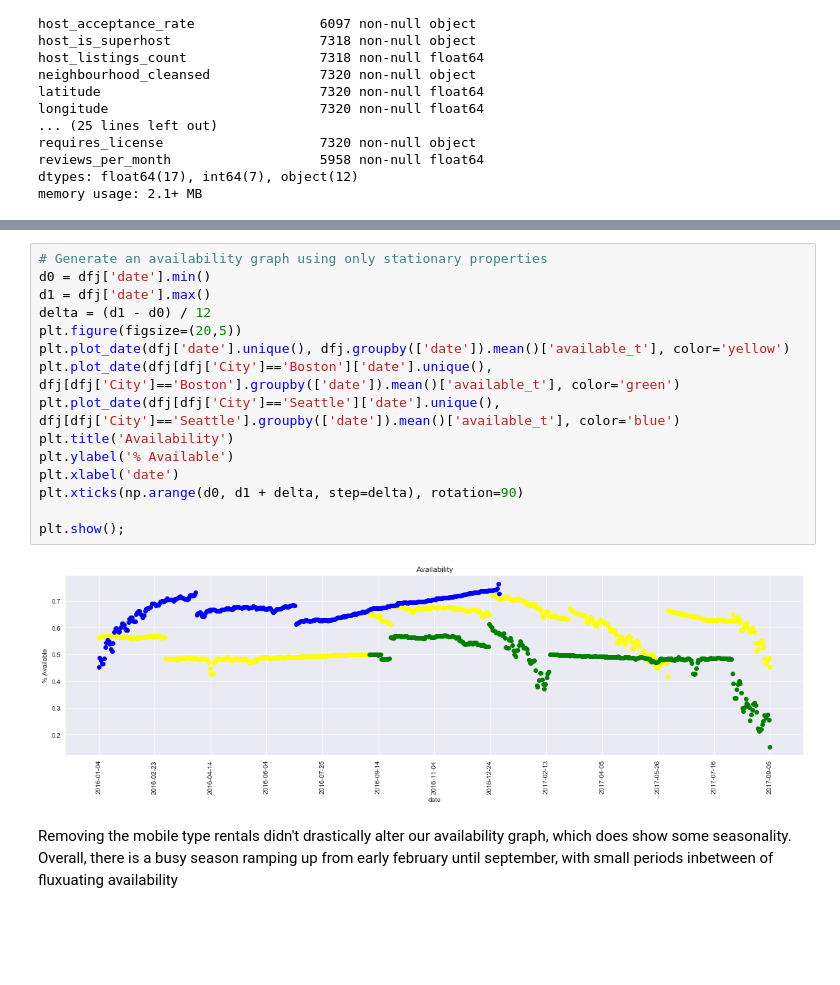
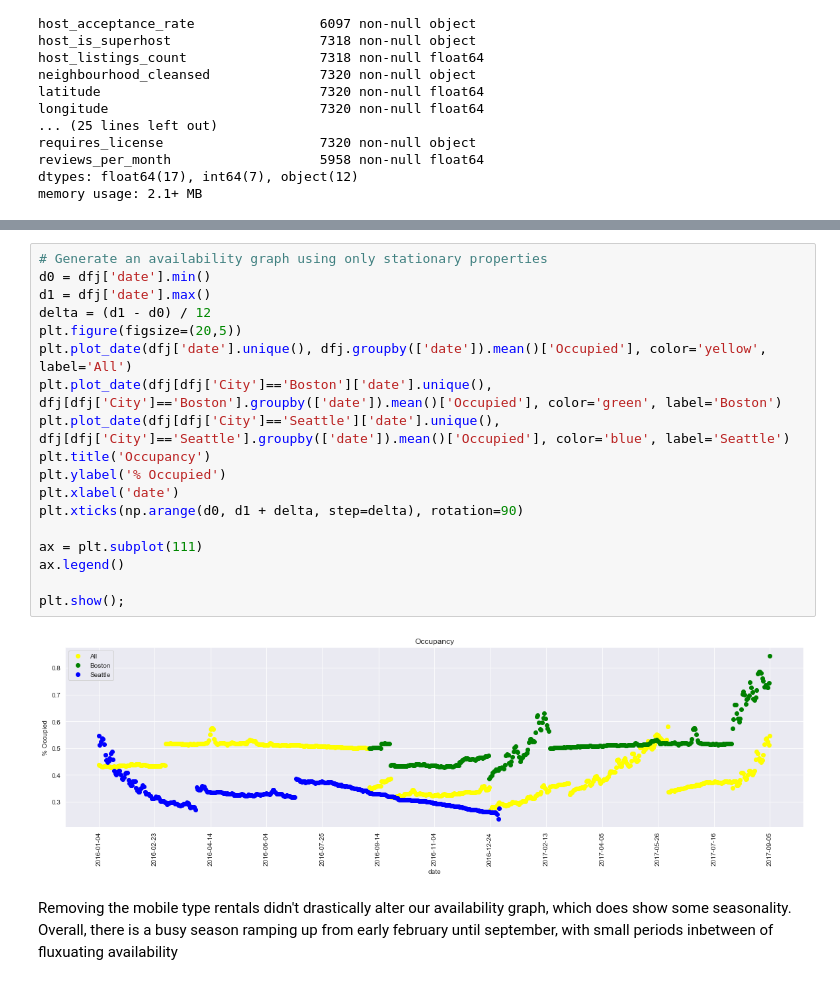
Before and after one commit to cory-walker/Airbnb, a Jupyter notebook: airbnb_data_investigation.ipynb, the cells around one changed output, grey strips where cells are left out. Saved outputs shown, nothing was run; the diff lists cells and outputs as text; blank space fills up the shorter version.

```diff
--- a/airbnb_data_investigation.ipynb
+++ b/airbnb_data_investigation.ipynb
@@ -143,20 +146,23 @@ memory usage: 305.8+ MB
 # %%
 # Generate an availability graph using only stationary properties
 d0 = dfj['date'].min()
 d1 = dfj['date'].max()
 delta = (d1 - d0) / 12
 plt.figure(figsize=(20,5))
-plt.plot_date(dfj['date'].unique(), dfj.groupby(['date']).mean()['available_t'], color='yellow')
-plt.plot_date(dfj[dfj['City']=='Boston']['date'].unique(), dfj[dfj['City']=='Boston'].groupby(['date']).mean()['available_t'], color='green')
-plt.plot_date(dfj[dfj['City']=='Seattle']['date'].unique(), dfj[dfj['City']=='Seattle'].groupby(['date']).mean()['available_t'], color='blue')
-plt.title('Availability')
-plt.ylabel('% Available')
+plt.plot_date(dfj['date'].unique(), dfj.groupby(['date']).mean()['Occupied'], color='yellow', label='All')
+plt.plot_date(dfj[dfj['City']=='Boston']['date'].unique(), dfj[dfj['City']=='Boston'].groupby(['date']).mean()['Occupied'], color='green', label='Boston')
+plt.plot_date(dfj[dfj['City']=='Seattle']['date'].unique(), dfj[dfj['City']=='Seattle'].groupby(['date']).mean()['Occupied'], color='blue', label='Seattle')
+plt.title('Occupancy')
+plt.ylabel('% Occupied')
 plt.xlabel('date')
 plt.xticks(np.arange(d0, d1 + delta, step=delta), rotation=90)
 
+ax = plt.subplot(111)
+ax.legend()
+
 plt.show();
 # %% [output]
-[figure, old version]
+[figure, new version]
 # %% [markdown]
 Removing the mobile type rentals didn't drastically alter our availability graph, which does show some seasonality. <br>
 Overall, there is a busy season ramping up from early february until september, with small periods inbetween of fluxuating availability
```
Also changed, not shown: parts of 4 cells of this notebook, 2 other files.
